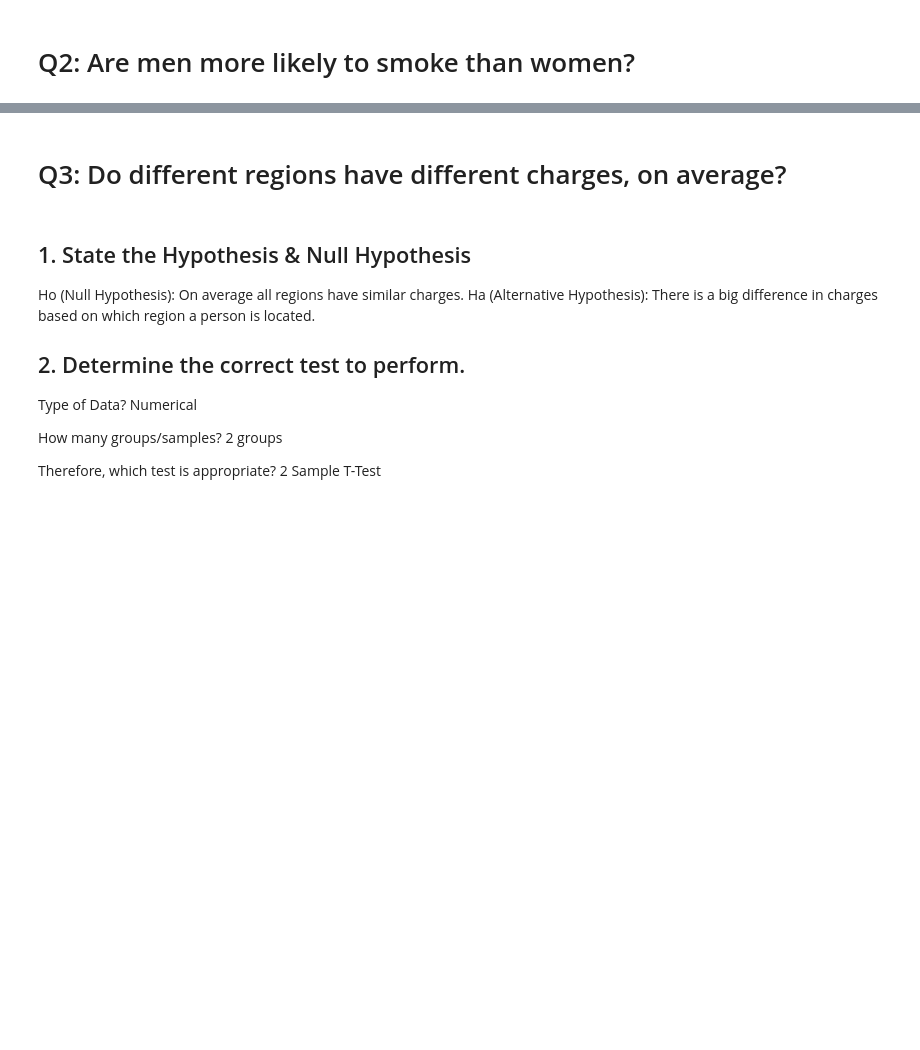
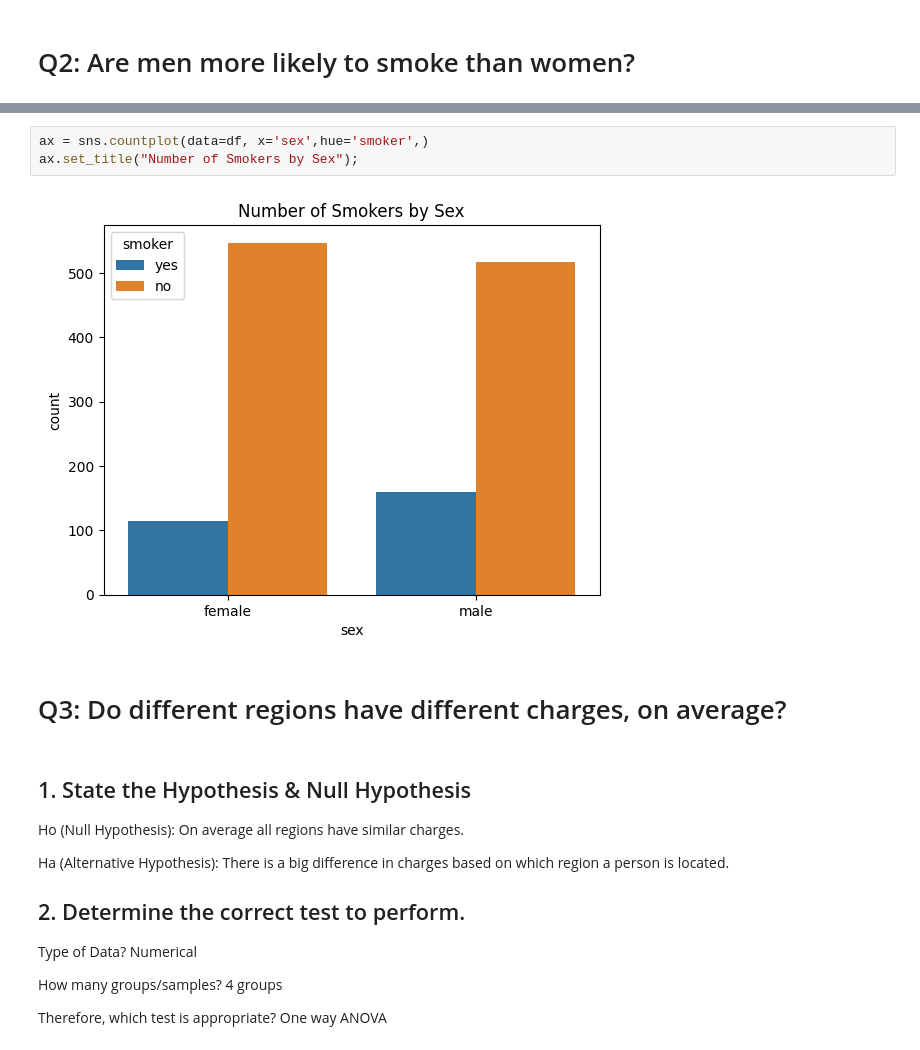
Before and after one commit to dvisionst/Hypothesis_Testing_Insurance_Data_Core, a Jupyter notebook: main.ipynb, the cells around one changed output, grey strips where cells are left out. Cells and saved outputs as stored; diff of their text form; blank space fills up the shorter version.

```diff
--- a/main.ipynb
+++ b/main.ipynb
@@ -247,15 +302,21 @@ Therefore, which test is appropriate? Chi-Square
+# %%
+ax = sns.countplot(data=df, x='sex',hue='smoker',)
+ax.set_title("Number of Smokers by Sex");
+# %% [output]
+[figure, added]
 # %% [markdown]
 # Q3: Do different regions have different charges, on average?
 # %% [markdown]
 ## 1. State the Hypothesis & Null Hypothesis
 
  Ho (Null Hypothesis): On average all regions have similar charges.
+
  Ha (Alternative Hypothesis): There is a big difference in charges based on which region a person is located.
 
 ## 2. Determine the correct test to perform.
 
 Type of Data? Numerical
 
-How many groups/samples? 2 groups
+How many groups/samples? 4 groups
 
-Therefore, which test is appropriate? 2 Sample T-Test
+Therefore, which test is appropriate? One way ANOVA
```
Also changed, not shown: parts of 17 cells of this notebook.
